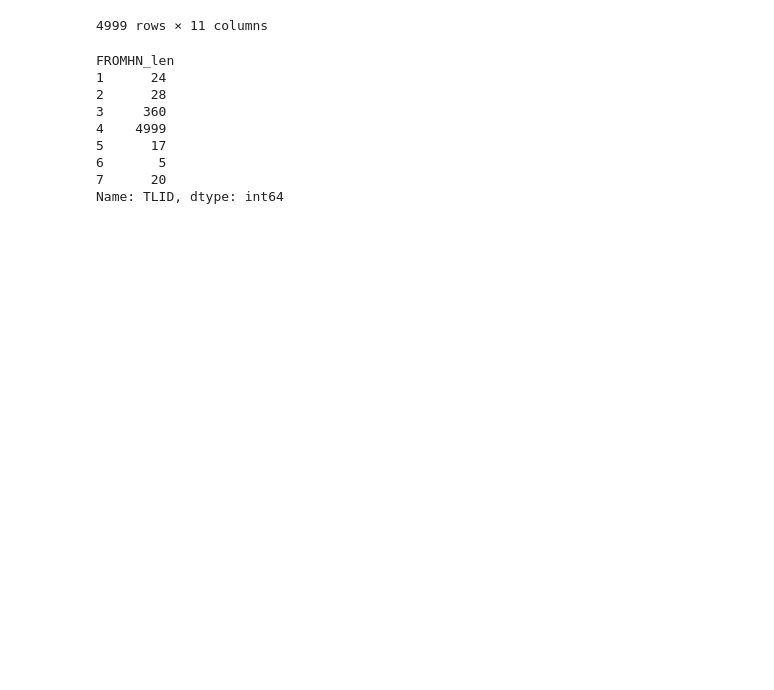
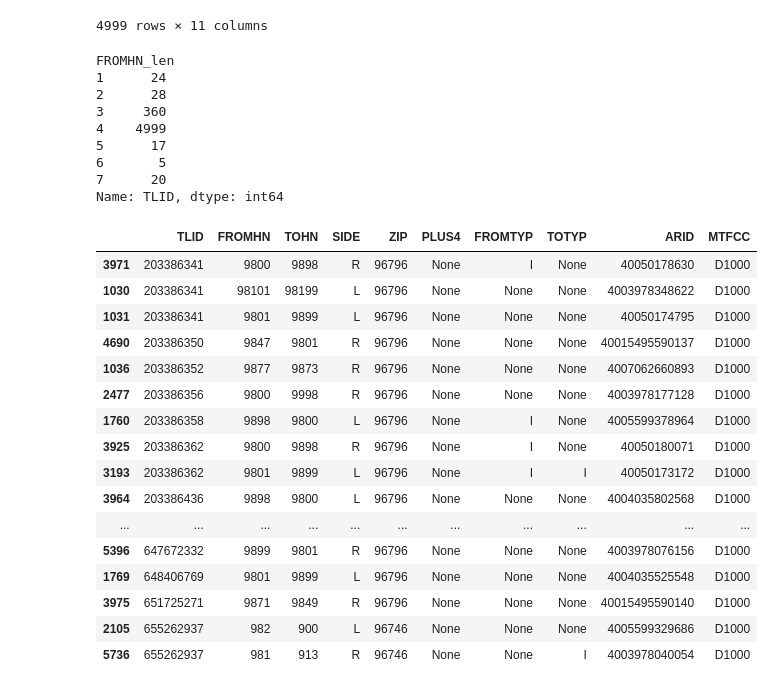
Before and after one commit to Freshwater-Initiative/Observatory, a Jupyter notebook: tutorials/inspect_ADDR_dbf.ipynb, the cells around one changed output. Cells and saved outputs as stored; diff of their text form; code cells hidden in the pictures; blank space fills up the shorter version.

```diff
--- a/tutorials/inspect_ADDR_dbf.ipynb
+++ b/tutorials/inspect_ADDR_dbf.ipynb
@@ -222,3 +228,23 @@ FROMHN_len
 6       5
 7      20
 Name: TLID, dtype: int64
+# %%
+gdf.query("FROMHN.str.startswith('98')", engine='python').sort_values('TLID')
+# %% [output]
+|  | TLID | FROMHN | TOHN | SIDE | ZIP | PLUS4 | FROMTYP | TOTYP | ARID | MTFCC |
+| 3971 | 203386341 | 9800 | 9898 | R | 96796 | None | I | None | 40050178630 | D1000 |
+| 1030 | 203386341 | 98101 | 98199 | L | 96796 | None | None | None | 4003978348622 | D1000 |
+| 1031 | 203386341 | 9801 | 9899 | L | 96796 | None | None | None | 40050174795 | D1000 |
+| 4690 | 203386350 | 9847 | 9801 | R | 96796 | None | None | None | 40015495590137 | D1000 |
+| 1036 | 203386352 | 9877 | 9873 | R | 96796 | None | None | None | 4007062660893 | D1000 |
+| 2477 | 203386356 | 9800 | 9998 | R | 96796 | None | None | None | 4003978177128 | D1000 |
+| 1760 | 203386358 | 9898 | 9800 | L | 96796 | None | I | None | 4005599378964 | D1000 |
+| 3925 | 203386362 | 9800 | 9898 | R | 96796 | None | I | None | 40050180071 | D1000 |
+| 3193 | 203386362 | 9801 | 9899 | L | 96796 | None | I | I | 40050173172 | D1000 |
+| 3964 | 203386436 | 9898 | 9800 | L | 96796 | None | None | None | 4004035802568 | D1000 |
+| ... | ... | ... | ... | ... | ... | ... | ... | ... | ... | ... |
+| 5396 | 647672332 | 9899 | 9801 | R | 96796 | None | None | None | 4003978076156 | D1000 |
+| 1769 | 648406769 | 9801 | 9899 | L | 96796 | None | None | None | 4004035525548 | D1000 |
+| 3975 | 651725271 | 9871 | 9849 | R | 96796 | None | None | None | 40015495590140 | D1000 |
+| 2105 | 655262937 | 982 | 900 | L | 96746 | None | None | None | 4005599329686 | D1000 |
+| 5736 | 655262937 | 981 | 913 | R | 96746 | None | None | I | 4003978040054 | D1000 |
```
Also changed, not shown: parts of 1 cell of this notebook.
